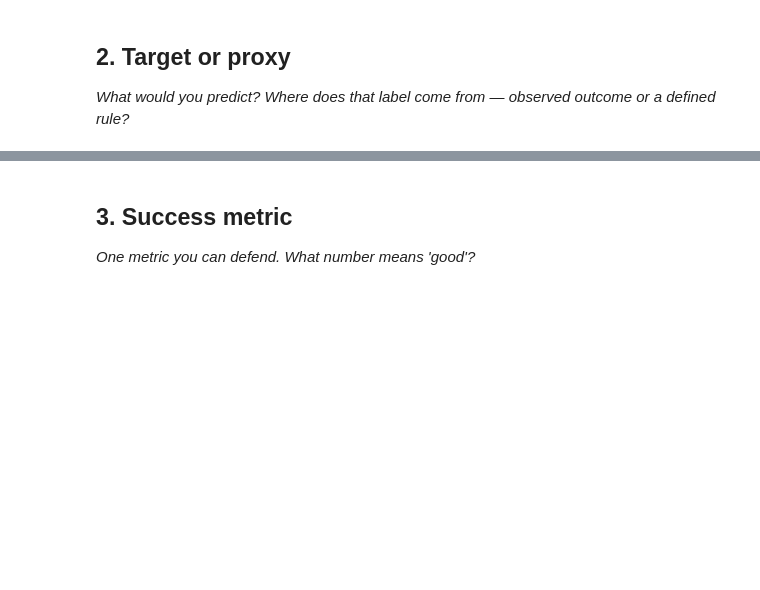
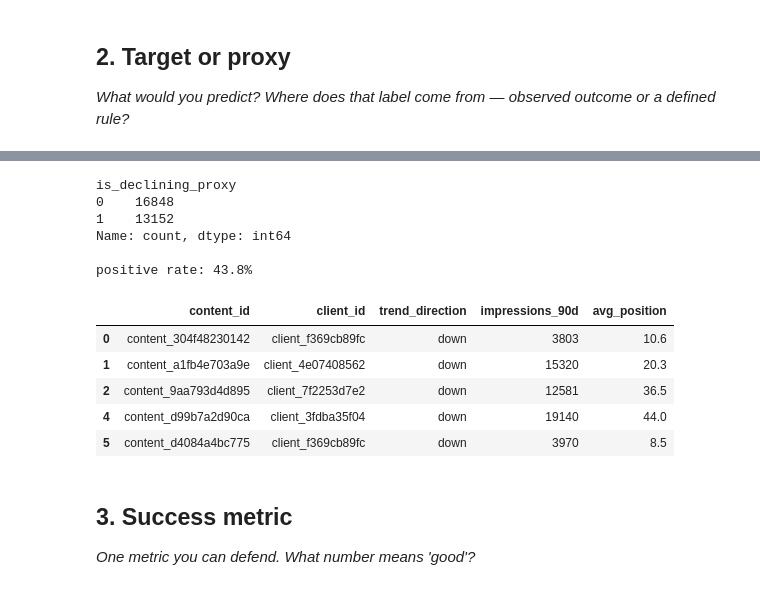
Before and after one commit to Hafiz-Taha-Hussain/Flyrank-Work, a Jupyter notebook: work/notebooks/w02_ml_task_framing.ipynb, the cells around one changed output, grey strips where cells are left out. Cells and saved outputs as stored; diff of their text form; code cells hidden in the pictures; blank space fills up the shorter version.

```diff
--- a/work/notebooks/w02_ml_task_framing.ipynb
+++ b/work/notebooks/w02_ml_task_framing.ipynb
@@ -17,3 +51,32 @@ This skeleton is yours to fill. Work the sections **in order** — each one has
+# %%
+import pandas as pd
+
+df = pd.read_csv("../../data/raw/content_refresh_anonymized.csv")
+
+df["is_declining_proxy"] = (
+    (df["trend_direction"] == "down") & (df["impressions_90d"] >= 100)
+).astype(int)
+
+print(df["is_declining_proxy"].value_counts())
+print(f"\npositive rate: {df['is_declining_proxy'].mean()*100:.1f}%")
+
+df.loc[
+    df["is_declining_proxy"] == 1,
+    ["content_id", "client_id", "trend_direction", "impressions_90d", "avg_position"]
+].head(5)
+# %% [output]
+is_declining_proxy
+0    16848
+1    13152
+Name: count, dtype: int64
+
+positive rate: 43.8%
+|  | content_id | client_id | trend_direction | impressions_90d | avg_position |
+| 0 | content_304f48230142 | client_f369cb89fc | down | 3803 | 10.6 |
+| 1 | content_a1fb4e703a9e | client_4e07408562 | down | 15320 | 20.3 |
+| 2 | content_9aa793d4d895 | client_7f2253d7e2 | down | 12581 | 36.5 |
+| 4 | content_d99b7a2d90ca | client_3fdba35f04 | down | 19140 | 44.0 |
+| 5 | content_d4084a4bc775 | client_f369cb89fc | down | 3970 | 8.5 |
 # %% [markdown]
 ## 3. Success metric
 
```
Also changed, not shown: parts of 8 cells of this notebook.
